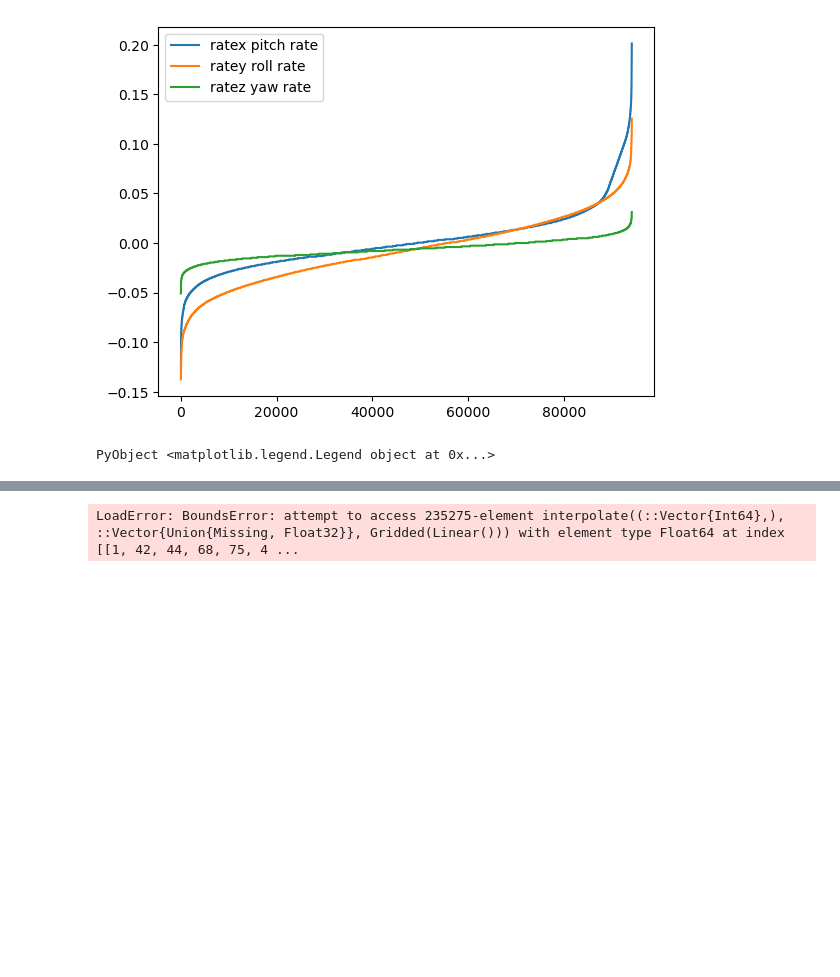
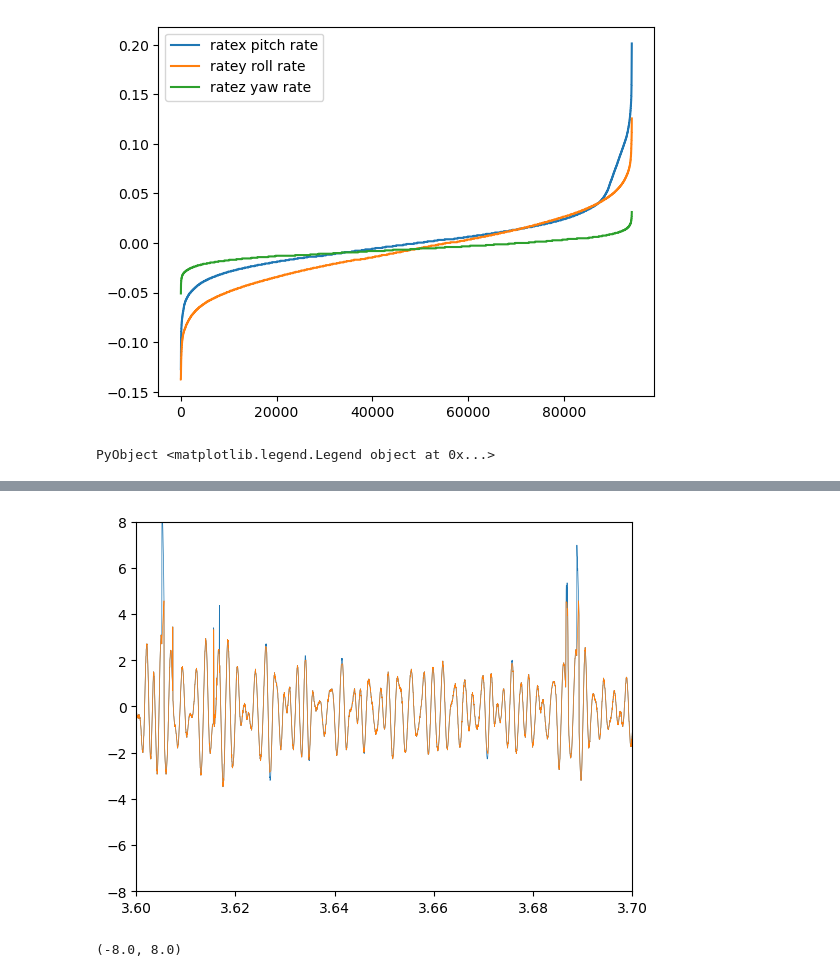
Before and after one commit to deszoeke/ASTRAL-mast, a Jupyter notebook: read_mot.ipynb, the cells around one changed output, grey strips where cells are left out. Saved outputs shown, nothing was run; the diff lists cells and outputs as text; code cells hidden in the pictures; blank space fills up the shorter version.

```diff
--- a/read_mot.ipynb
+++ b/read_mot.ipynb
@@ -458,29 +356,30 @@ WARNING: using ShipPosmv.read_pashr_dict in module Main conflicts with an existi
 # %%
 # now filter the pitch
 function filterit(x, n=240)
     y = runningmean4(x, n)
     var = runningmean4((x.-y).^2, n)
     # id spikes outside K std dev of running mean
     b = ( (x.-y).^2 .> 2^2 .* var )
     spikes = findall(b)
     good = findall(.!b)
     # despike
     itp = interpolate((good,), x[good], Gridded(Linear()))
     z = copy(x)
     z[spikes] = itp[spikes]
     return z
 end
 
 "recursively call f n times"
 recurse(f, x, n::Integer) = n==0 ? x : recurse(f, f(x), n-1)
 
 clf()
 # plot(pdh[2:end].+0.25/3600, -2.6 .* anom(diff(Pashr[:pitch])) , linewidth=0.5)
 plot(deh(Mot), 180/pi*Mot[:ratex], linewidth=0.5)
 plot(deh(Mot), 180/pi*filterit(Mot[:ratex],180), linewidth=0.5)
-plot(deh(Mot), 180/pi*filterit(filterit(Mot[:ratex],180),180), linewidth=0.5)
+# plot(deh(Mot), 180/pi*filterit(filterit(Mot[:ratex],180),180), linewidth=0.5)
 # plot(deh(Mot), 180/pi*recurse(x->filterit(x,180),Mot[:ratex],2), linewidth=0.5)
 xlim([3.6, 3.7])
 ylim([-8, 8])
 # %% [output]
+[figure, added]
-LoadError: BoundsError: attempt to access 235275-element interpolate((::Vector{Int64},), ::Vector{Union{Missing, Float32}}, Gridded(Linear())) with element type Float64 at index [[1, 42, 44, 68, 75, 4 ...
+(-8.0, 8.0)
```
Also changed, not shown: parts of 3 cells of this notebook, 1 other file.
